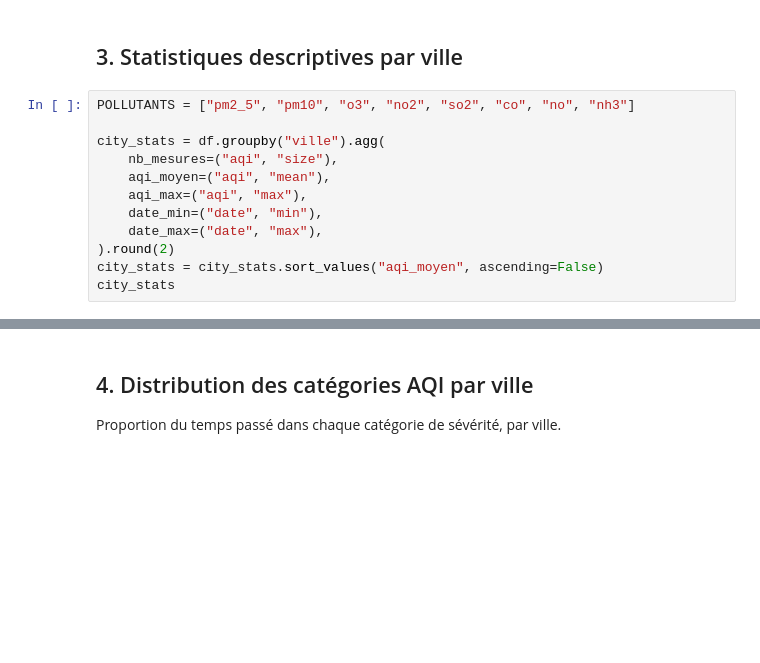
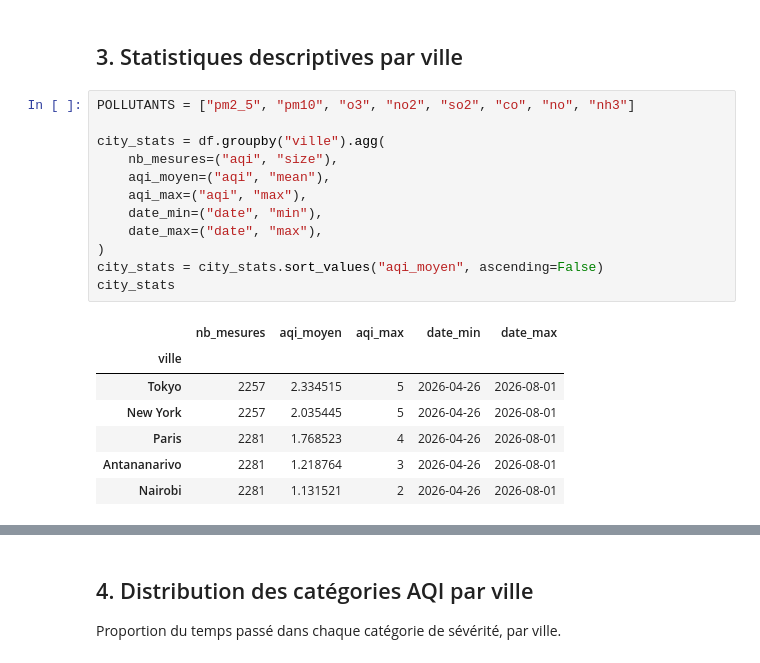
Before and after one commit to nassaigael/athlas_ia_1, a Jupyter notebook: analysis/Atlas_analyse_qualite_air.ipynb, the cells around one changed output, grey strips where cells are left out. Drawn from its saved outputs; the diff is of its cells as text; blank space fills up the shorter version.

```diff
--- a/analysis/Atlas_analyse_qualite_air.ipynb
+++ b/analysis/Atlas_analyse_qualite_air.ipynb
@@ -75,15 +127,23 @@ missing_by_city
 # %%
 POLLUTANTS = ["pm2_5", "pm10", "o3", "no2", "so2", "co", "no", "nh3"]
 
 city_stats = df.groupby("ville").agg(
     nb_mesures=("aqi", "size"),
     aqi_moyen=("aqi", "mean"),
     aqi_max=("aqi", "max"),
     date_min=("date", "min"),
     date_max=("date", "max"),
-).round(2)
+)
 city_stats = city_stats.sort_values("aqi_moyen", ascending=False)
 city_stats
+# %% [output]
+|  | nb_mesures | aqi_moyen | aqi_max | date_min | date_max |
+| ville |  |  |  |  |  |
+| Tokyo | 2257 | 2.334515 | 5 | 2026-04-26 | 2026-08-01 |
+| New York | 2257 | 2.035445 | 5 | 2026-04-26 | 2026-08-01 |
+| Paris | 2281 | 1.768523 | 4 | 2026-04-26 | 2026-08-01 |
+| Antananarivo | 2281 | 1.218764 | 3 | 2026-04-26 | 2026-08-01 |
+| Nairobi | 2281 | 1.131521 | 2 | 2026-04-26 | 2026-08-01 |
 # %%
 pollutant_by_city = df.groupby("ville")[POLLUTANTS].mean().round(3)
 pollutant_by_city
```
Also changed, not shown: parts of 14 cells of this notebook.
